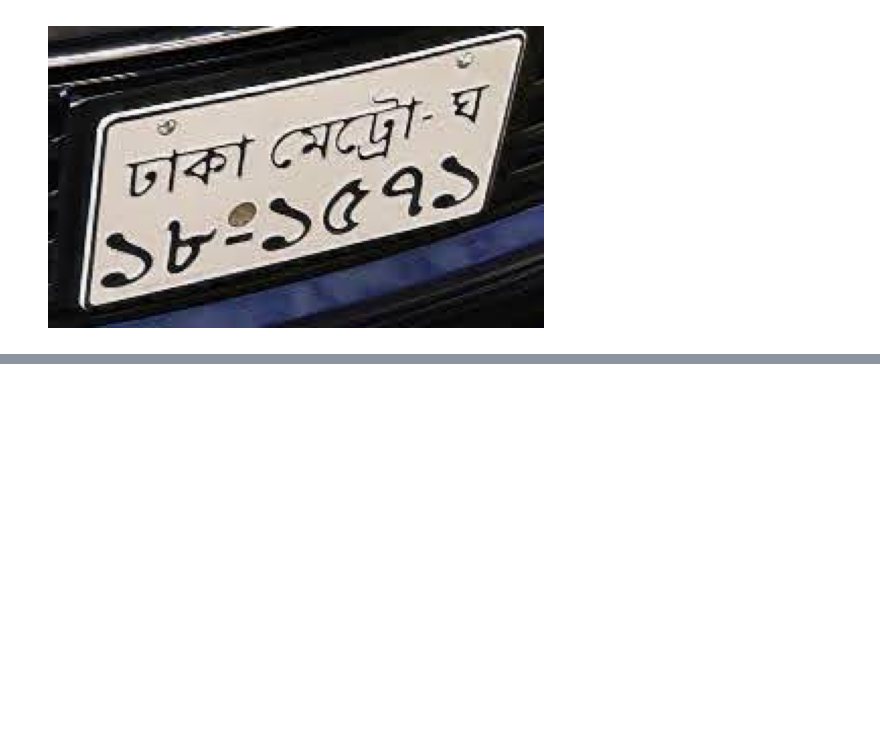
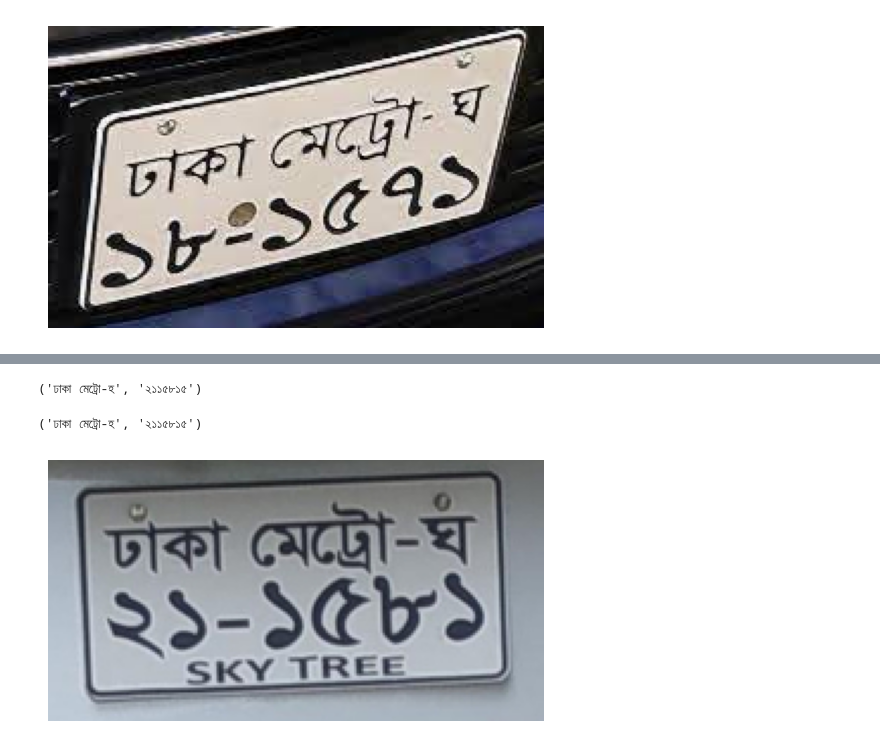
Before and after one commit to HasnainKabir-repos/License-Plate-Recognition, a Jupyter notebook: main.ipynb, the cells around one changed output, grey strips where cells are left out. Saved outputs shown, nothing was run; the diff lists cells and outputs as text; code cells hidden in the pictures; blank space fills up the shorter version.

```diff
--- a/main.ipynb
+++ b/main.ipynb
@@ -29,0 +34,6 @@ utils.detect_and_extract_lp_text('images/My_car_image.jpg')
+# %%
+utils.detect_and_extract_lp_text('images/dataset-cover.jpg')
+# %% [output]
+('ঢাকা মেট্রো-হ', '২১১৫৮১৫')
+('ঢাকা মেট্রো-হ', '২১১৫৮১৫')
+[figure, added]
```
Also changed, not shown: parts of 3 cells of this notebook, 2 other files.
